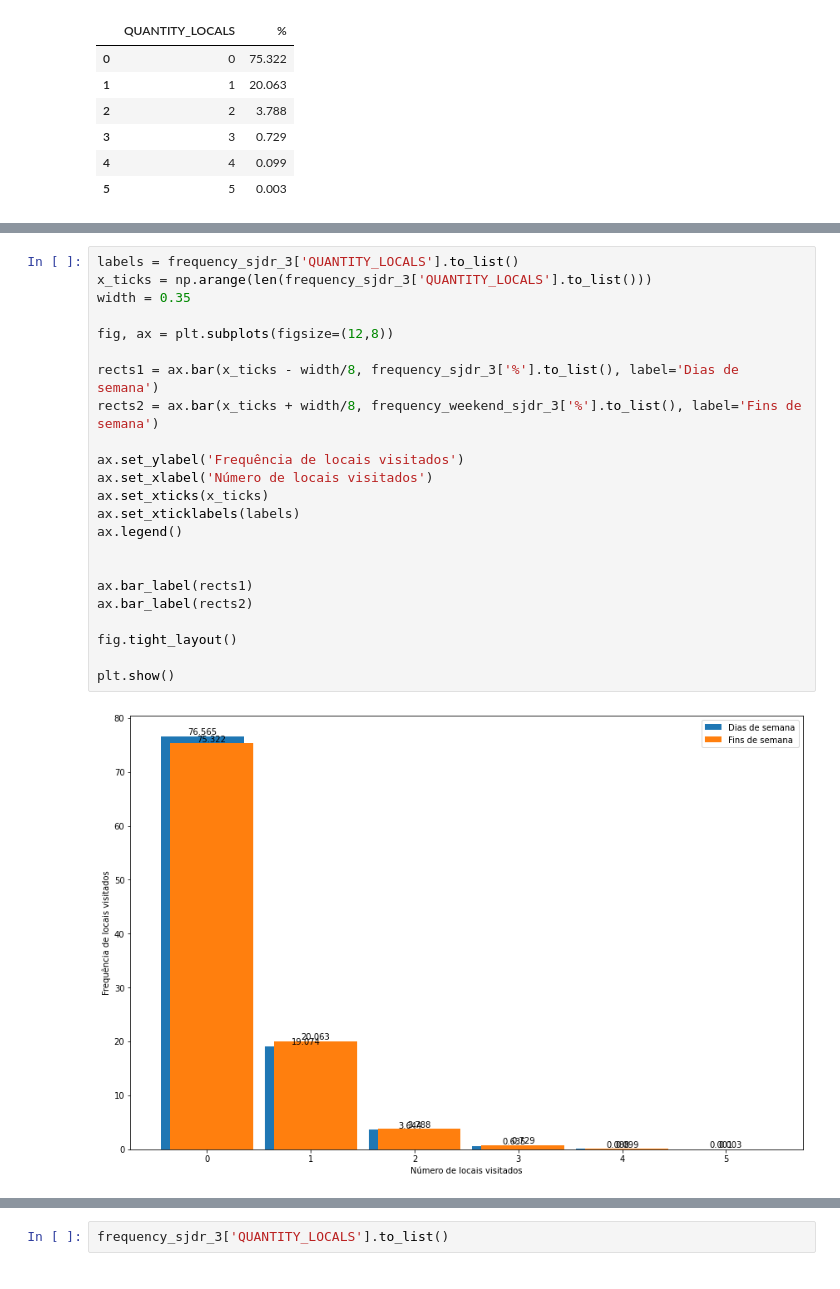
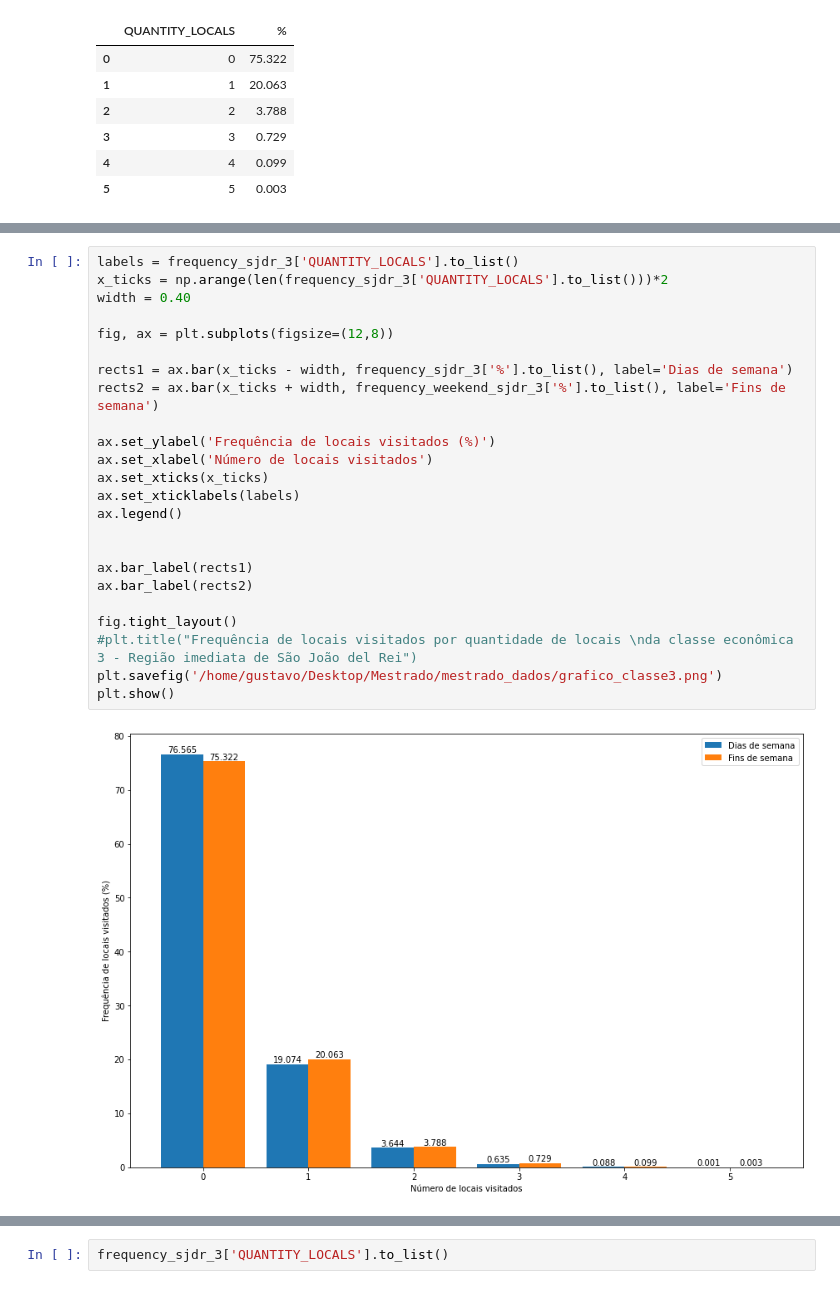
Before and after one commit to ghmc91/Projeto_Mestrado, a Jupyter notebook: Motifs.ipynb, the cells around one changed output, grey strips where cells are left out. Cells and saved outputs as stored; diff of their text form.

```diff
--- a/Motifs.ipynb
+++ b/Motifs.ipynb
@@ -144,25 +196,26 @@ frequency_weekend_sjdr_3
 # %%
 labels = frequency_sjdr_3['QUANTITY_LOCALS'].to_list()
-x_ticks = np.arange(len(frequency_sjdr_3['QUANTITY_LOCALS'].to_list()))
-width = 0.35
+x_ticks = np.arange(len(frequency_sjdr_3['QUANTITY_LOCALS'].to_list()))*2
+width = 0.40
 
 fig, ax = plt.subplots(figsize=(12,8))
 
-rects1 = ax.bar(x_ticks - width/8, frequency_sjdr_3['%'].to_list(), label='Dias de semana')
-rects2 = ax.bar(x_ticks + width/8, frequency_weekend_sjdr_3['%'].to_list(), label='Fins de semana')
+rects1 = ax.bar(x_ticks - width, frequency_sjdr_3['%'].to_list(), label='Dias de semana')
+rects2 = ax.bar(x_ticks + width, frequency_weekend_sjdr_3['%'].to_list(), label='Fins de semana')
 
-ax.set_ylabel('Frequência de locais visitados')
+ax.set_ylabel('Frequência de locais visitados (%)')
 ax.set_xlabel('Número de locais visitados')
 ax.set_xticks(x_ticks)
 ax.set_xticklabels(labels)
 ax.legend()
 
 
 ax.bar_label(rects1)
 ax.bar_label(rects2)
 
 fig.tight_layout()
-
+#plt.title("Frequência de locais visitados por quantidade de locais \nda classe econômica 3 - Região imediata de São João del Rei")
+plt.savefig('/home/gustavo/Desktop/Mestrado/mestrado_dados/grafico_classe3.png')
 plt.show()
 # %% [output]
-[figure, old version]
+[figure, new version]
```
Also changed, not shown: parts of 8 cells of this notebook, 7 other files.
